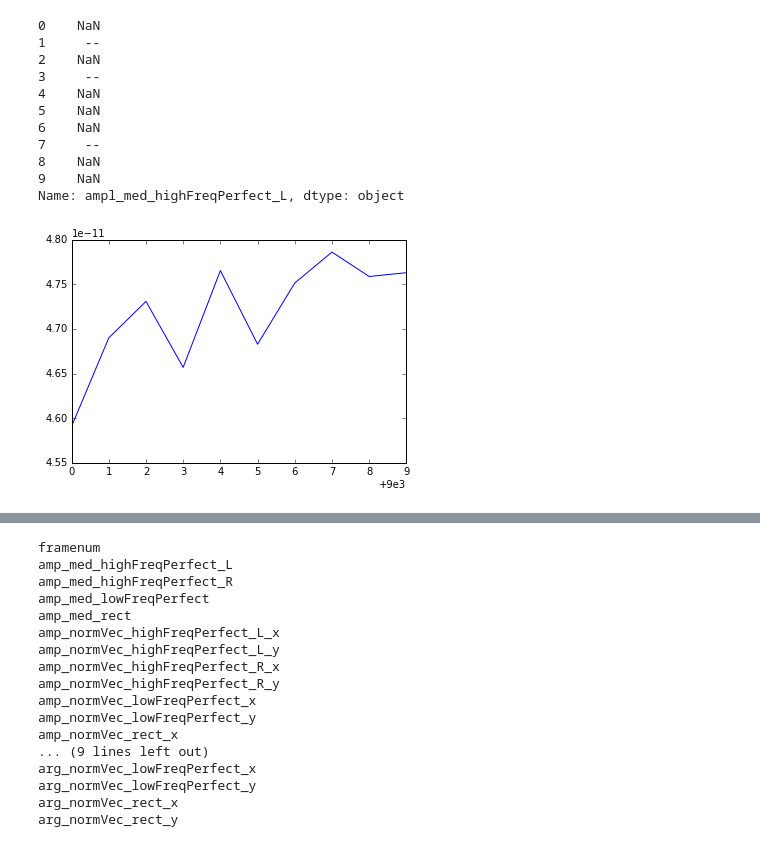
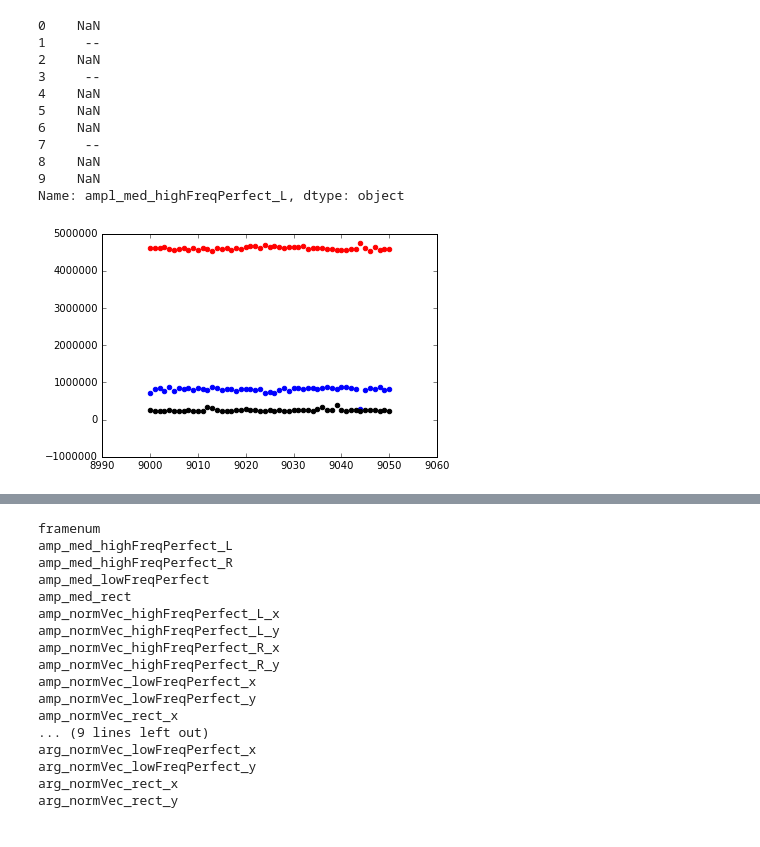
Before and after one commit to mwanakijiji/lbti_fizeau_control, a Jupyter notebook: testing_making_set_masks.ipynb, the cells around one changed output, grey strips where cells are left out. Drawn from its saved outputs; the diff is of its cells as text; code cells hidden in the pictures.

```diff
--- a/testing_making_set_masks.ipynb
+++ b/testing_making_set_masks.ipynb
@@ -475,8 +563,10 @@ df["ampl_med_highFreqPerfect_L"]
 8    NaN
 9    NaN
 Name: ampl_med_highFreqPerfect_L, dtype: object
-# %%
-plt.plot(df["framenum"],df["ampl_normVec_rect_ax"])
-plt.show()
-# %% [output]
-[figure, removed]
+# %%
+plt.scatter(df["framenum"],df["ampl_med_highFreqPerfect_L"], color='b')
+plt.scatter(df["framenum"],df["ampl_med_lowFreqPerfect"], color='r')
+plt.scatter(df["framenum"],df["ampl_med_rect"], color='k')
+plt.show()
+# %% [output]
+[figure, added]
```
Also changed, not shown: parts of 7 cells of this notebook, 2 other files.
